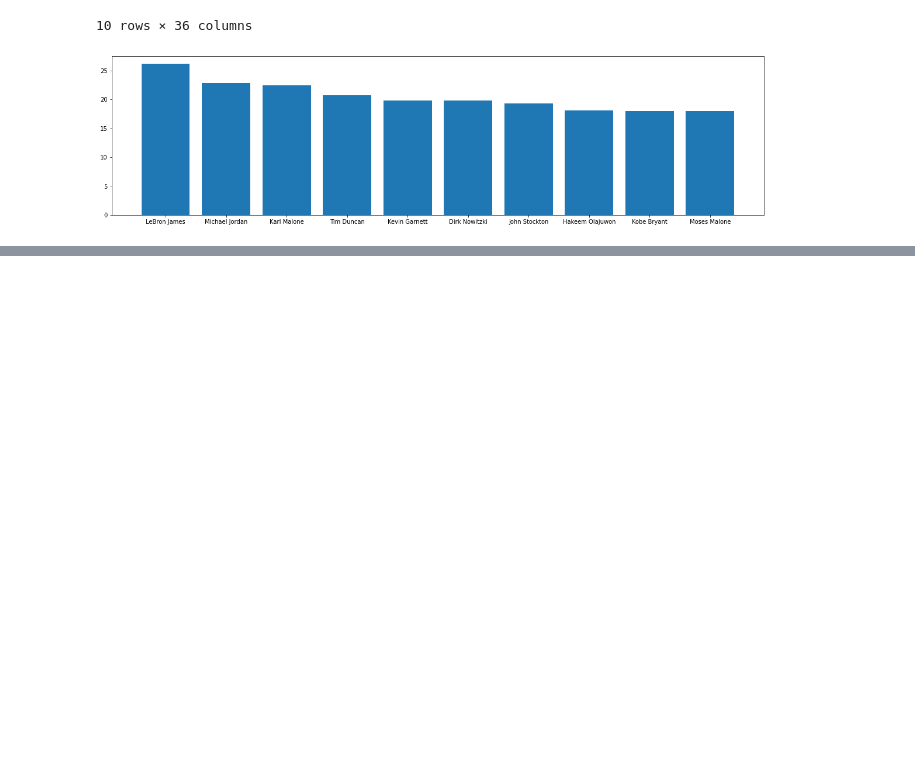
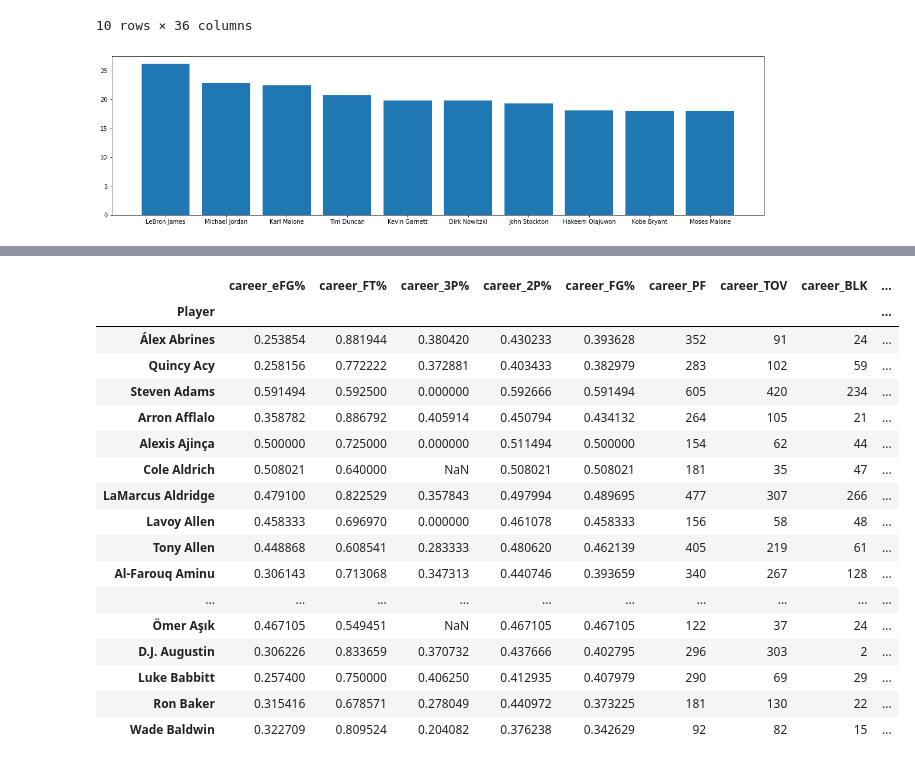
Before and after one commit to acook4148/CMSC320FinalProject, a Jupyter notebook: NBA Anal(ysis).ipynb, the cells around one changed output, grey strips where cells are left out. Drawn from its saved outputs; the diff is of its cells as text; code cells hidden in the pictures; blank space fills up the shorter version.

```diff
--- a/NBA Anal(ysis).ipynb
+++ b/NBA Anal(ysis).ipynb
@@ -534,0 +646,69 @@ combined[0:10]
+# %%
+year = 2017
+
+print(year)
+combined2017=combined2017.merge(seasons[year],how='outer', on='Player')
+
+combined2017 =combined2017.replace(np.NaN,0 )
+
+for index, row in combined2017.iterrows():
+
+    combined2017.at[index, 'career_FG']=int(row['career_FG'])+int(row['FG'])
+    combined2017.at[index, 'career_PTS']= int(row['career_PTS'])+int(row['PTS'])
+    combined2017.at[index, 'career_G']= int(row['career_G'])+int(row['G'])
+    combined2017.at[index, 'career_GS']= int(row['career_GS'])+int(row['GS'])
+    combined2017.at[index, 'career_MP']= int(row['career_MP'])+int(row['MP'])
+    combined2017.at[index, 'career_FGA']= int(row['career_FGA'])+int(row['FGA'])
+
+    combined2017.at[index, 'career_2P']=int(row['career_2P'])+int(row['2P'])
+    combined2017.at[index, 'career_2PA']= int(row['career_2PA'])+int(row['2PA'])
+    combined2017.at[index, 'career_3P']=int(row['career_3P'])+int(row['3P'])
+    combined2017.at[index, 'career_3PA']= int(row['career_3PA'])+int(row['3PA'])
+    combined2017.at[index, 'career_FT']= int(row['career_FT'])+int(row['FT'])
+    combined2017.at[index, 'career_FTA']= int(row['career_FTA'])+int(row['FTA'])
+    combined2017.at[index, 'career_ORB']= int(row['career_ORB'])+int(row['ORB'])
+    combined2017.at[index, 'career_DRB']= int(row['career_DRB'])+int(row['DRB'])
+    combined2017.at[index, 'career_BLK']= int(row['career_BLK'])+int(row['BLK'])
+
+    combined2017.at[index, 'career_TRB']=int(row['career_TRB'])+int(row['TRB'])
+    combined2017.at[index, 'career_STL']= int(row['career_STL'])+int(row['STL'])
+    combined2017.at[index, 'career_AST']= int(row['career_AST'])+int(row['AST'])
+    combined2017.at[index, 'career_TOV']= int(row['career_TOV'])+int(row['TOV'])
+    combined2017.at[index, 'career_PF']= int(row['career_PF'])+int(row['PF'])
+
+    #combined.at[index, 'career_2P%']= int(row['career_2P'])/(int(row['career_2PA']+1))
+    #combined.at[index, 'career_3P%']= int(row['career_3P'])/(int(row['career_3PA']+1))
+
+#combined=combined.drop('PTS_y', axis =1)
+combined2017=combined2017.drop('PTS', axis =1)
+combined2017=combined2017.drop('FG', axis =1)
+combined2017=combined2017.drop('G', axis =1)
+combined2017=combined2017.drop('GS', axis =1)
+combined2017=combined2017.drop('MP', axis =1)
+combined2017=combined2017.drop('FGA', axis =1)
+
+combined2017=combined2017.drop('2P', axis =1)
+combined2017=combined2017.drop('2PA', axis =1)
+combined2017=combined2017.drop('3P', axis =1)
+combined2017=combined2017.drop('3PA', axis =1)
+combined2017=combined2017.drop('FT', axis =1)
+combined2017=combined2017.drop('FTA', axis =1)
+combined2017=combined2017.drop('ORB', axis =1)
+combined2017=combined2017.drop('DRB', axis =1)
+combined2017=combined2017.drop('TRB', axis =1)
+combined2017=combined2017.drop('AST', axis =1)
+combined2017=combined2017.drop('STL', axis =1)
+combined2017=combined2017.drop('BLK', axis =1)
+combined2017=combined2017.drop('TOV', axis =1)
+combined2017=combined2017.drop('PF', axis =1)
+combined2017['career_2P%']=combined2017['career_2P']/(combined2017['career_2PA'])
+combined2017['career_3P%']=combined2017['career_3P']/(combined2017['career_3PA'])
+combined2017['career_FT%']=combined2017['career_FT']/(combined2017['career_FTA'])
+combined2017['career_FG%']=combined2017['career_FG']/(combined2017['career_FGA'])
+
+combined2017['career_eFG%']=(combined2017['career_2P']+.5*combined2017['career_3P'])/(combined2017['career_FGA'])
+
+combined2017=combined2017.merge(playoffs,how='left', on='Player')
+
+combined2017.head(25)
+# %% [output]
@@ -534,0 +716,18 @@ combined[0:10]
+|  | career_eFG% | career_FT% | career_3P% | career_2P% | career_FG% | career_PF | career_TOV | career_BLK | ... |
+| Player |  |  |  |  |  |  |  |  | ... |
+| Álex Abrines | 0.253854 | 0.881944 | 0.380420 | 0.430233 | 0.393628 | 352 | 91 | 24 | ... |
+| Quincy Acy | 0.258156 | 0.772222 | 0.372881 | 0.403433 | 0.382979 | 283 | 102 | 59 | ... |
+| Steven Adams | 0.591494 | 0.592500 | 0.000000 | 0.592666 | 0.591494 | 605 | 420 | 234 | ... |
+| Arron Afflalo | 0.358782 | 0.886792 | 0.405914 | 0.450794 | 0.434132 | 264 | 105 | 21 | ... |
+| Alexis Ajinça | 0.500000 | 0.725000 | 0.000000 | 0.511494 | 0.500000 | 154 | 62 | 44 | ... |
+| Cole Aldrich | 0.508021 | 0.640000 | NaN | 0.508021 | 0.508021 | 181 | 35 | 47 | ... |
+| LaMarcus Aldridge | 0.479100 | 0.822529 | 0.357843 | 0.497994 | 0.489695 | 477 | 307 | 266 | ... |
+| Lavoy Allen | 0.458333 | 0.696970 | 0.000000 | 0.461078 | 0.458333 | 156 | 58 | 48 | ... |
+| Tony Allen | 0.448868 | 0.608541 | 0.283333 | 0.480620 | 0.462139 | 405 | 219 | 61 | ... |
+| Al-Farouq Aminu | 0.306143 | 0.713068 | 0.347313 | 0.440746 | 0.393659 | 340 | 267 | 128 | ... |
+| ... | ... | ... | ... | ... | ... | ... | ... | ... | ... |
+| Ömer Aşık | 0.467105 | 0.549451 | NaN | 0.467105 | 0.467105 | 122 | 37 | 24 | ... |
+| D.J. Augustin | 0.306226 | 0.833659 | 0.370732 | 0.437666 | 0.402795 | 296 | 303 | 2 | ... |
+| Luke Babbitt | 0.257400 | 0.750000 | 0.406250 | 0.412935 | 0.407979 | 290 | 69 | 29 | ... |
+| Ron Baker | 0.315416 | 0.678571 | 0.278049 | 0.440972 | 0.373225 | 181 | 130 | 22 | ... |
+| Wade Baldwin | 0.322709 | 0.809524 | 0.204082 | 0.376238 | 0.342629 | 92 | 82 | 15 | ... |
```
Also changed, not shown: parts of 10 cells of this notebook.
